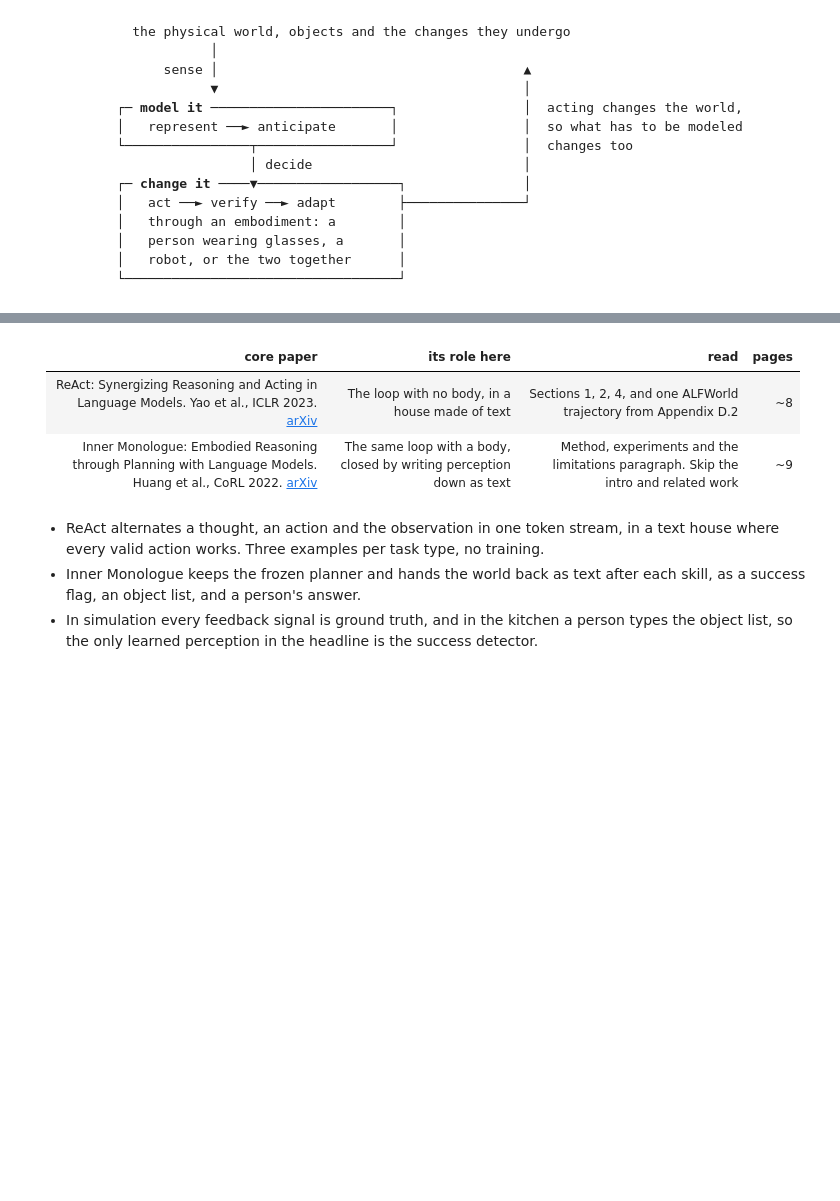
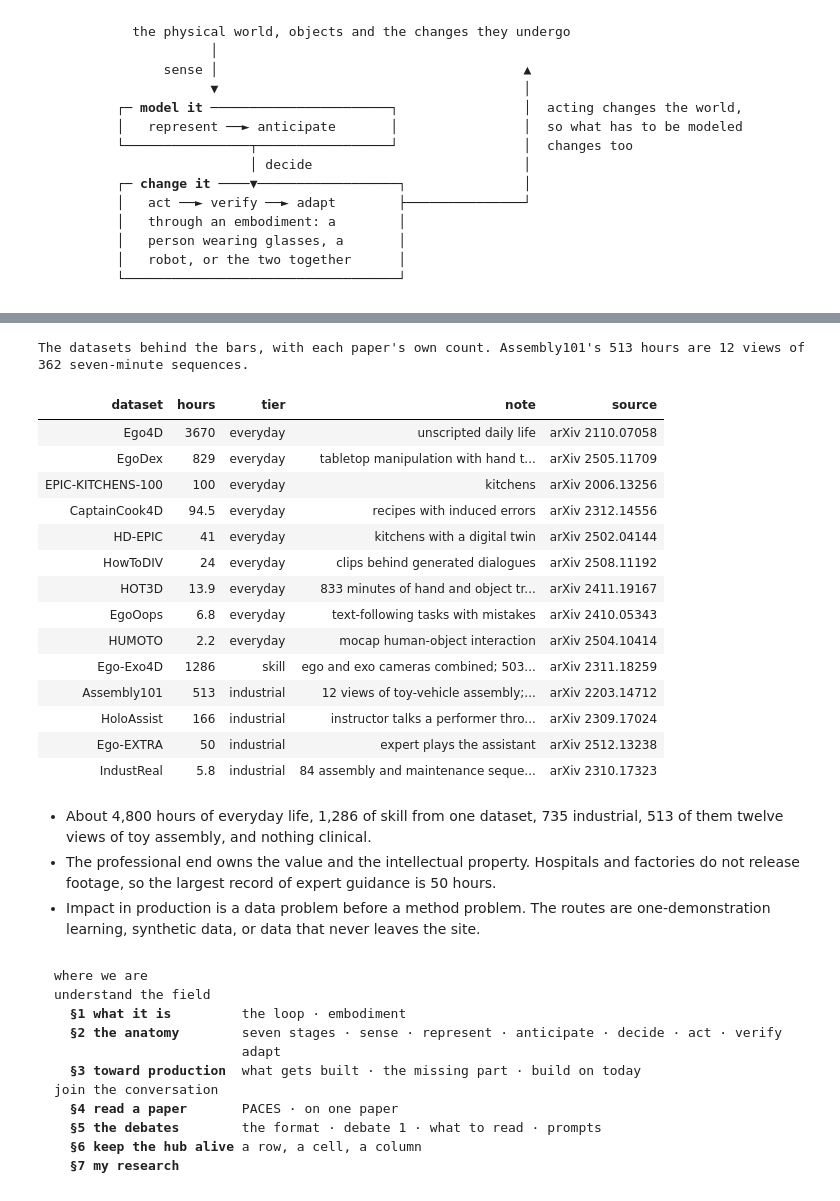
Before and after one commit to yayuanli-org/awesome-physical-ai, a Jupyter notebook: courses/umich-26fall-rob599-physically-grounded-ai-agents/lectures/02-where-the-field-stands/doc.ipynb, the cells around one changed output, grey strips where cells are left out. Cells and saved outputs as stored; diff of their text form; code cells hidden in the pictures; blank space fills up the shorter version.

```diff
--- a/courses/umich-26fall-rob599-physically-grounded-ai-agents/lectures/02-where-the-field-stands/doc.ipynb
+++ b/courses/umich-26fall-rob599-physically-grounded-ai-agents/lectures/02-where-the-field-stands/doc.ipynb
@@ -678,20 +526,41 @@ also share 2-3  podcast including the feifei li's latest a16z interviews, also f
+# %%
+import nbdoc
+nbdoc.table("data/dataset_hours.csv",
+            caption="The datasets behind the bars, with each paper's own count. "
+                    "Assembly101's 513 hours are 12 views of 362 seven-minute sequences.")
+# %% [output]
+The datasets behind the bars, with each paper's own count. Assembly101's 513 hours are 12 views of 362 seven-minute sequences.
+| dataset | hours | tier | note | source |
+| Ego4D | 3670 | everyday | unscripted daily life | arXiv 2110.07058 |
+| EgoDex | 829 | everyday | tabletop manipulation with hand t... | arXiv 2505.11709 |
+| EPIC-KITCHENS-100 | 100 | everyday | kitchens | arXiv 2006.13256 |
+| CaptainCook4D | 94.5 | everyday | recipes with induced errors | arXiv 2312.14556 |
+| HD-EPIC | 41 | everyday | kitchens with a digital twin | arXiv 2502.04144 |
+| HowToDIV | 24 | everyday | clips behind generated dialogues | arXiv 2508.11192 |
+| HOT3D | 13.9 | everyday | 833 minutes of hand and object tr... | arXiv 2411.19167 |
+| EgoOops | 6.8 | everyday | text-following tasks with mistakes | arXiv 2410.05343 |
+| HUMOTO | 2.2 | everyday | mocap human-object interaction | arXiv 2504.10414 |
+| Ego-Exo4D | 1286 | skill | ego and exo cameras combined; 503... | arXiv 2311.18259 |
+| Assembly101 | 513 | industrial | 12 views of toy-vehicle assembly;... | arXiv 2203.14712 |
+| HoloAssist | 166 | industrial | instructor talks a performer thro... | arXiv 2309.17024 |
+| Ego-EXTRA | 50 | industrial | expert plays the assistant | arXiv 2512.13238 |
+| IndustReal | 5.8 | industrial | 84 assembly and maintenance seque... | arXiv 2310.17323 |
 # %% [markdown]
-<table class="k wide plain">
-<thead><tr><th>core paper</th><th>its role here</th><th>read</th><th>pages</th></tr></thead>
-<tbody>
-<tr><td>ReAct: Synergizing Reasoning and Acting in Language Models. Yao et al., ICLR 2023.
-    <a href="https://arxiv.org/abs/2210.03629">arXiv</a></td>
-    <td>The loop with no body, in a house made of text</td>
-    <td>Sections 1, 2, 4, and one ALFWorld trajectory from Appendix D.2</td>
-    <td>~8</td></tr>
-<tr><td>Inner Monologue: Embodied Reasoning through Planning with Language Models. Huang et
-    al., CoRL 2022. <a href="https://arxiv.org/abs/2207.05608">arXiv</a></td>
-    <td>The same loop with a body, closed by writing perception down as text</td>
-    <td>Method, experiments and the limitations paragraph. Skip the intro and related work</td>
-    <td>~9</td></tr>
-</tbody></table>
+- About 4,800 hours of everyday life, 1,286 of skill from one dataset, 735 industrial, 513 of them twelve views of toy assembly, and nothing clinical.
+- The professional end owns the value and the intellectual property. Hospitals and factories do not release footage, so the largest record of expert guidance is 50 hours.
+- Impact in production is a data problem before a method problem. The routes are one-demonstration learning, synthetic data, or data that never leaves the site.
 # %% [markdown]
-- ReAct alternates a thought, an action and the observation in one token stream, in a text house where every valid action works. Three examples per task type, no training.
-- Inner Monologue keeps the frozen planner and hands the world back as text after each skill, as a success flag, an object list, and a person's answer.
-- In simulation every feedback signal is ground truth, and in the kitchen a person types the object list, so the only learned perception in the headline is the success detector.
+<pre class="flow map">
+<span class="lbl">where we are</span>
+<span class="grp">understand the field</span>
+  <b class="done">§1 what it is</b>         <span class="done">the loop</span><span class="sep"> · </span><span class="done">embodiment</span>
+  <b class="done">§2 the anatomy</b>        <span class="done">seven stages</span><span class="sep"> · </span><span class="done">sense</span><span class="sep"> · </span><span class="done">represent</span><span class="sep"> · </span><span class="done">anticipate</span><span class="sep"> · </span><span class="done">decide</span><span class="sep"> · </span><span class="done">act</span><span class="sep"> · </span><span class="done">verify</span>
+                        <span class="done">adapt</span>
+  <b class="done">§3 toward production</b>  <span class="done">what gets built</span><span class="sep"> · </span><span class="done">the missing part</span><span class="sep"> · </span><span class="todo">build on today</span>
+<span class="grp">join the conversation</span>
+  <b class="todo">§4 read a paper</b>       <span class="todo">PACES</span><span class="sep"> · </span><span class="todo">on one paper</span>
+  <b class="todo">§5 the debates</b>        <span class="todo">the format</span><span class="sep"> · </span><span class="todo">debate 1</span><span class="sep"> · </span><span class="todo">what to read</span><span class="sep"> · </span><span class="todo">prompts</span>
+  <b class="todo">§6 keep the hub alive</b> <span class="todo">a row, a cell, a column</span>
+  <b class="todo">§7 my research</b>
+</pre>
 # %% [markdown]
```
Also changed, not shown: parts of 162 cells of this notebook, 54 other files.
